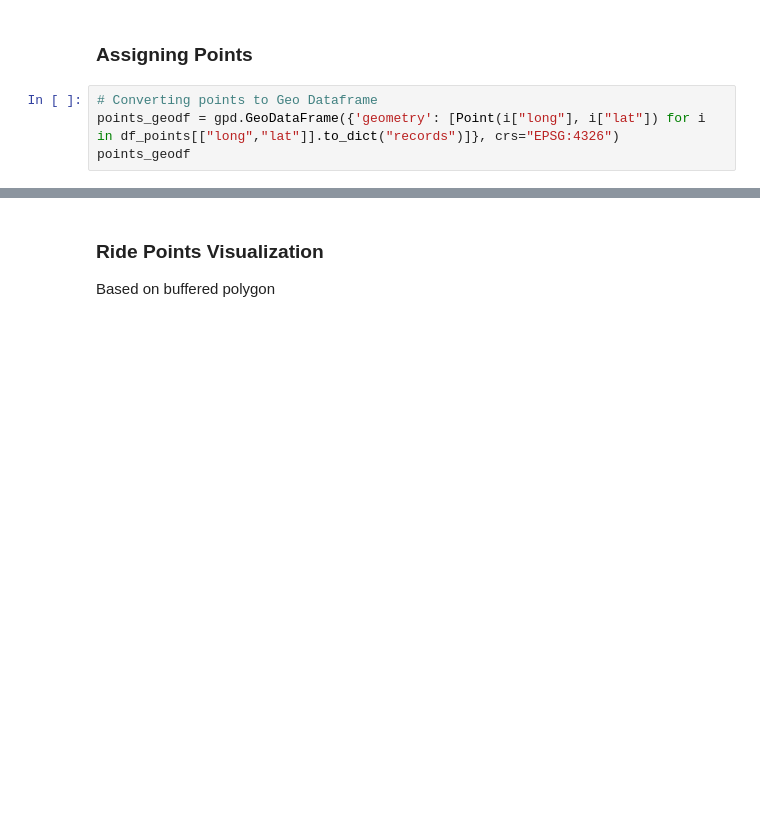
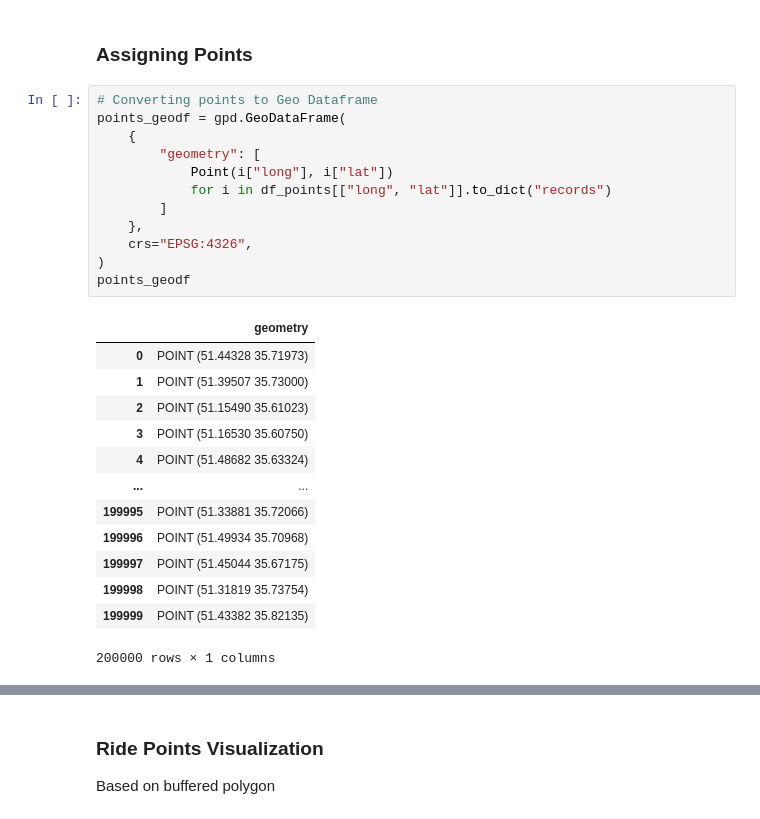
Before and after one commit to rezashabrang/snapp-mle-task, a Jupyter notebook: rd/main.ipynb, the cells around one changed output, grey strips where cells are left out. Drawn from its saved outputs; the diff is of its cells as text; blank space fills up the shorter version.

```diff
--- a/rd/main.ipynb
+++ b/rd/main.ipynb
@@ -236,8 +245,30 @@ gdf
 ### Assigning Points
 # %%
 # Converting points to Geo Dataframe
-points_geodf = gpd.GeoDataFrame({'geometry': [Point(i["long"], i["lat"]) for i in df_points[["long","lat"]].to_dict("records")]}, crs="EPSG:4326")
+points_geodf = gpd.GeoDataFrame(
+    {
+        "geometry": [
+            Point(i["long"], i["lat"])
+            for i in df_points[["long", "lat"]].to_dict("records")
+        ]
+    },
+    crs="EPSG:4326",
+)
 points_geodf
+# %% [output]
+|  | geometry |
+| 0 | POINT (51.44328 35.71973) |
+| 1 | POINT (51.39507 35.73000) |
+| 2 | POINT (51.15490 35.61023) |
+| 3 | POINT (51.16530 35.60750) |
+| 4 | POINT (51.48682 35.63324) |
+| ... | ... |
+| 199995 | POINT (51.33881 35.72066) |
+| 199996 | POINT (51.49934 35.70968) |
+| 199997 | POINT (51.45044 35.67175) |
+| 199998 | POINT (51.31819 35.73754) |
+| 199999 | POINT (51.43382 35.82135) |
+200000 rows × 1 columns
 # %%
 # Finding each point belong to which place based on buffered polygon
 points_geodf["belongs_to"] = None
```
Also changed, not shown: parts of 13 cells of this notebook, 2 other files.
